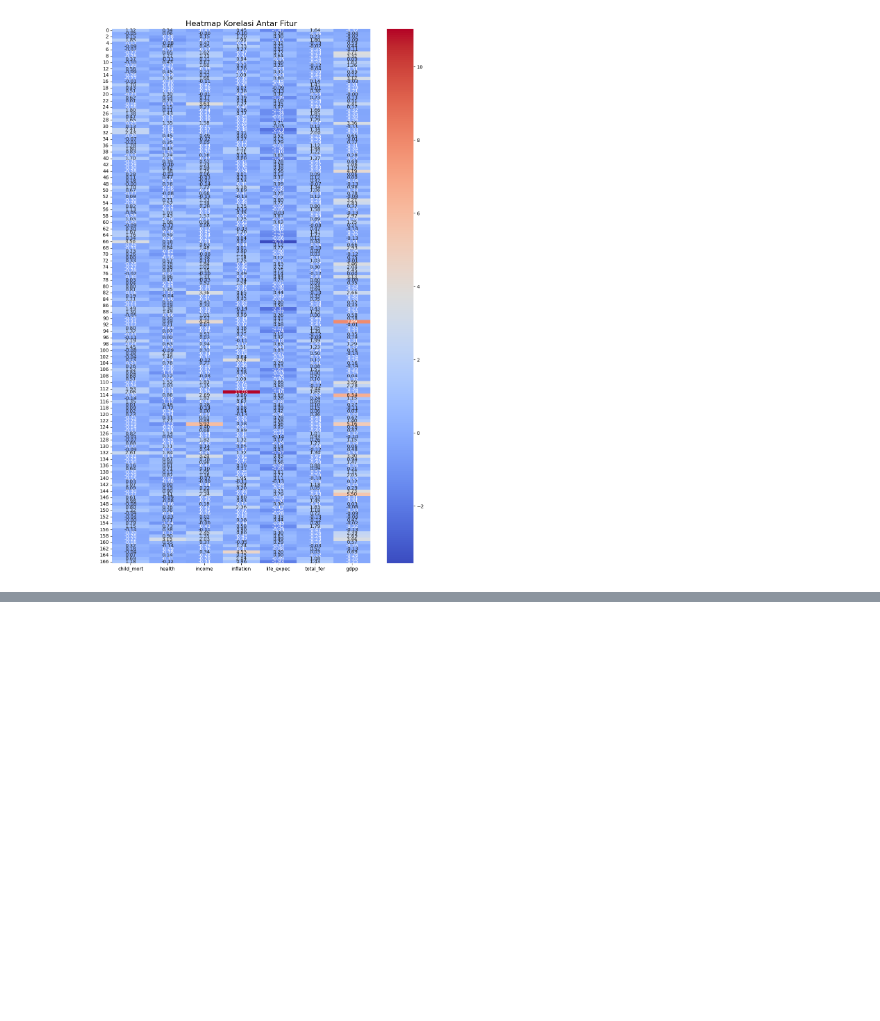
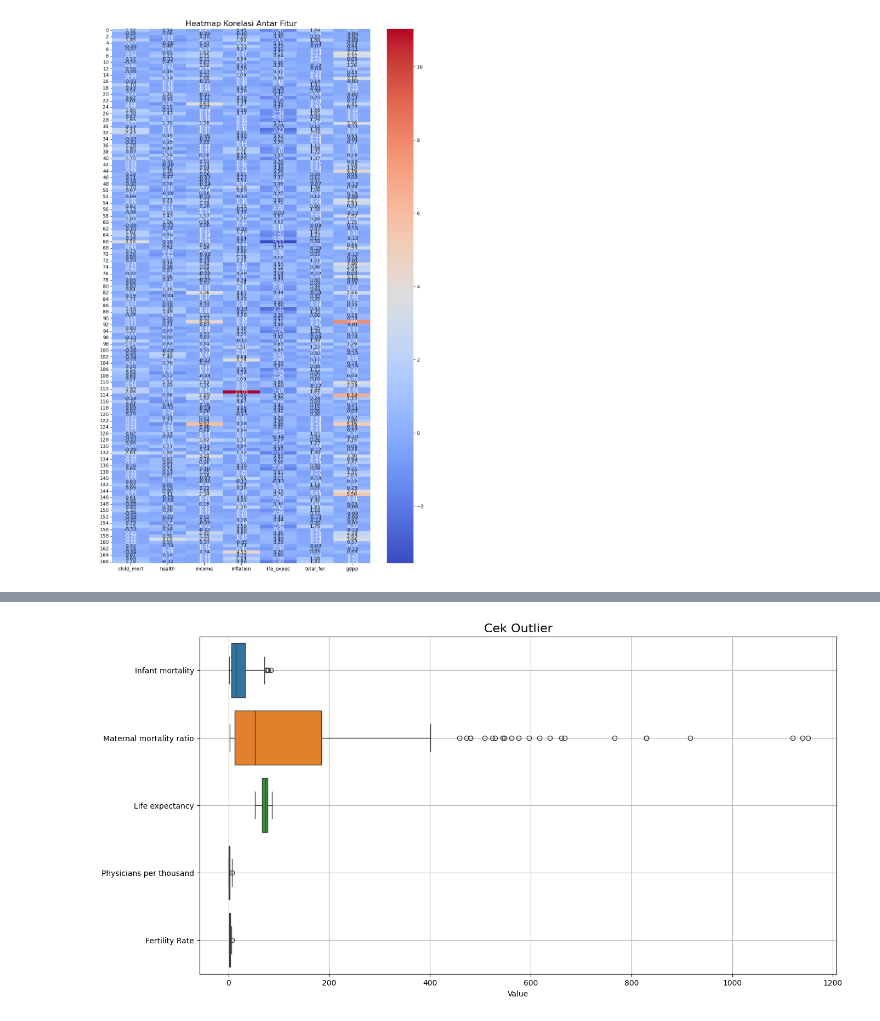
Before and after one commit to bebekgarut/SOM-country-data, a Jupyter notebook: SOM_country_clustering.ipynb, the cells around one changed output, grey strips where cells are left out. Cells and saved outputs as stored; diff of their text form; code cells hidden in the pictures; blank space fills up the shorter version.

Commit message:
new data

```diff
--- a/SOM_country_clustering.ipynb
+++ b/SOM_country_clustering.ipynb
@@ -133,0 +425,2 @@ plt.show()
+# %%
+data.loc[data['Country'] == 'North Macedonia', 'Infant mortality'] = 9.2
@@ -133,0 +444,2 @@ plt.show()
+# %%
+data.loc[data['Country'] == 'Somalia', 'Out of pocket health expenditure'] = '45%'
@@ -133,0 +458,3 @@ plt.show()
+# %%
+data = data.dropna()
+data.isnull().sum()
@@ -133,0 +471,7 @@ plt.show()
+# %%
+import re
+
+data = data[data['Country'].apply(lambda x: bool(re.match("^[A-Za-z .'-]+$", str(x))))]
+
+data = data.sort_values(by='Country').reset_index(drop=True)
+data
@@ -133,0 +492,12 @@ plt.show()
+# %%
+import matplotlib.pyplot as plt
+import seaborn as sns
+columns = ['Infant mortality', 'Maternal mortality ratio', 'Life expectancy', 'Physicians per thousand', 'Out of pocket health expenditure', 'Fertility Rate']
+plt.figure(figsize=(15, 8))
+sns.boxplot(data=data[columns], orient="h")
+plt.title('Cek Outlier', fontsize=16)
+plt.xlabel('Value')
+plt.grid(True)
+plt.show()
+# %% [output]
+[figure, added]
```
Also changed, not shown: parts of 38 cells of this notebook, 1 other file.
